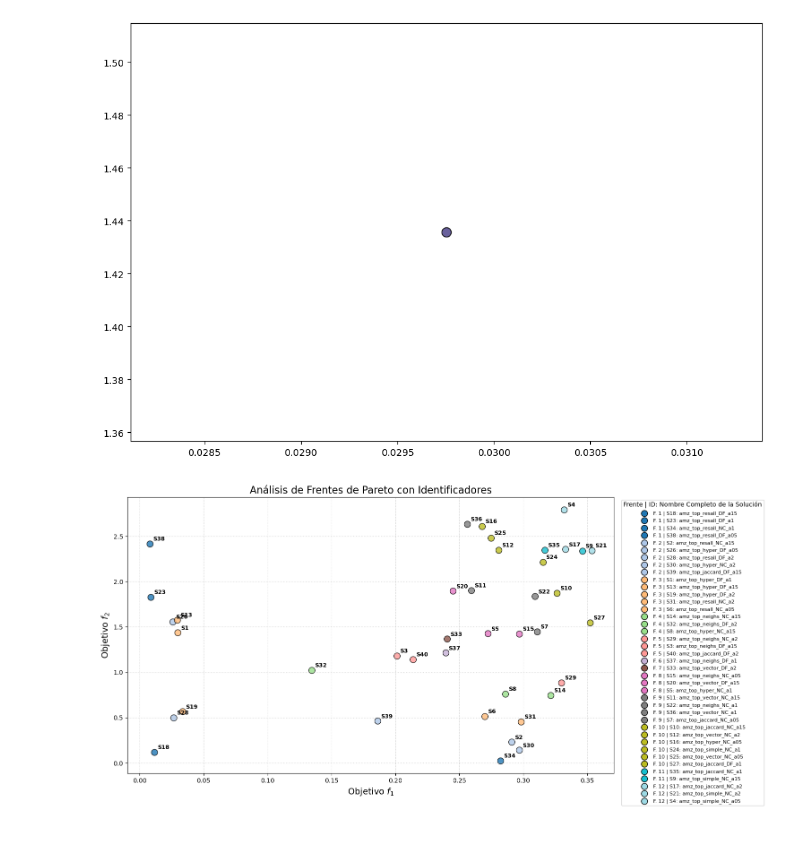
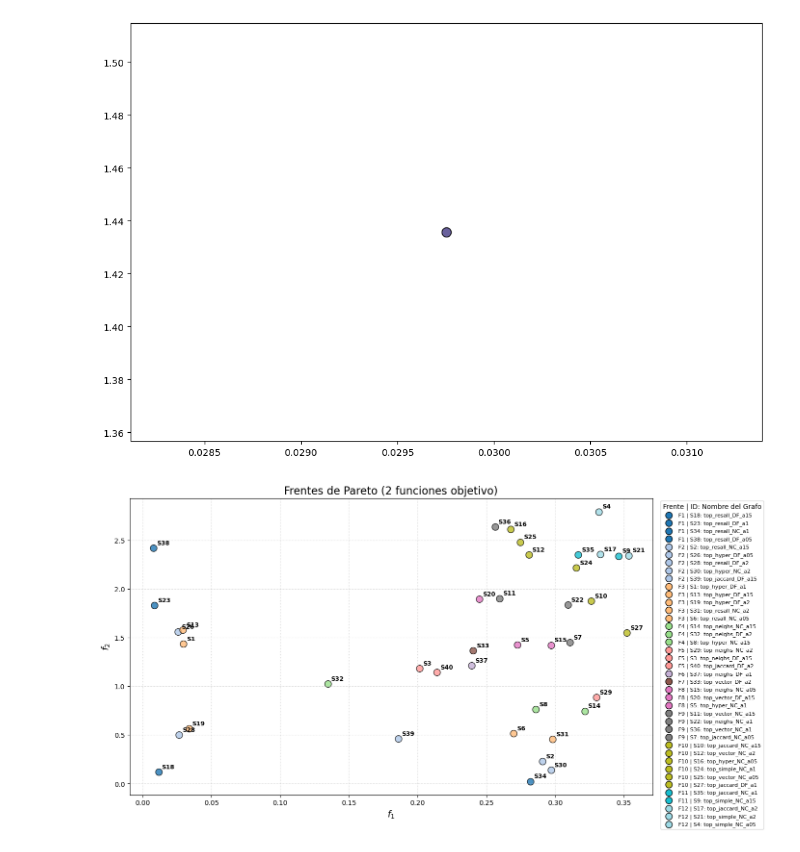
Before and after one commit to diazmx/phd-thesis-lab, a Jupyter notebook: 13-paper-modelling/03-SimpleAnalysis.ipynb, the cells around one changed output. Drawn from its saved outputs; the diff is of its cells as text; code cells hidden in the pictures.

```diff
--- a/13-paper-modelling/03-SimpleAnalysis.ipynb
+++ b/13-paper-modelling/03-SimpleAnalysis.ipynb
@@ -477,7 +477,7 @@ plot_DF = final_DF[final_DF['rank'] > 0].copy()
 plot_DF['rank_str'] = plot_DF['rank'].astype(str)
 plot_DF['ID'] = 'S' + (plot_DF.reset_index().index + 1).astype(str)
 plot_DF['legend_label'] = plot_DF.apply(
-    lambda row: f"F. {row['rank_str']} | {row['ID']}: {row['name']}",
+    lambda row: f"F{row['rank_str']} | {row['ID']}: {row['name'][4:]}",
     axis=1
 )
 
@@ -535,35 +535,35 @@ for index, row in plot_DF.iterrows():
         weight='bold'
     )
 
 # 3c. Crear la Leyenda detallada (Objetos Proxy)
 legend_handles = []
 # Ordenamos los IDs por rank para una leyenda lógica
 sorted_ids = plot_DF.sort_values(by=['rank', 'ID'])['ID'].tolist()
 
 for id_key in sorted_ids:
     data = legend_data[id_key]
 
     proxy = plt.scatter([], [],
                         c=[data['color']], # c acepta lista o tupla para el color
                         label=data['label'],
                         s=100, edgecolors='black')
     legend_handles.append(proxy)
 
 
 # 3d. Finalizar el Gráfico
-plt.title('Análisis de Frentes de Pareto con Identificadores', fontsize=16)
-plt.xlabel('Objetivo $f_1$', fontsize=14)
-plt.ylabel('Objetivo $f_2$', fontsize=14)
+plt.title('Frentes de Pareto (2 funciones objetivo)', fontsize=16)
+plt.xlabel('$f_1$', fontsize=14)
+plt.ylabel('$f_2$', fontsize=14)
 
 # Mover el recuadro del legend más a la derecha (loc='upper left', bbox_to_anchor=(1.01, 1))
 plt.legend(handles=legend_handles,
-           title="Frente | ID: Nombre Completo de la Solución",
+           title="Frente | ID: Nombre del Grafo",
            loc='upper left',
            bbox_to_anchor=(1.01, 1),
            fontsize=8)
 
 plt.grid(True, linestyle=':', alpha=0.7)
 
 plt.show()
 # %% [output]
-[figure, old version]
+[figure, new version]
```
Also changed, not shown: parts of 1 cell of this notebook, 4 other files.
